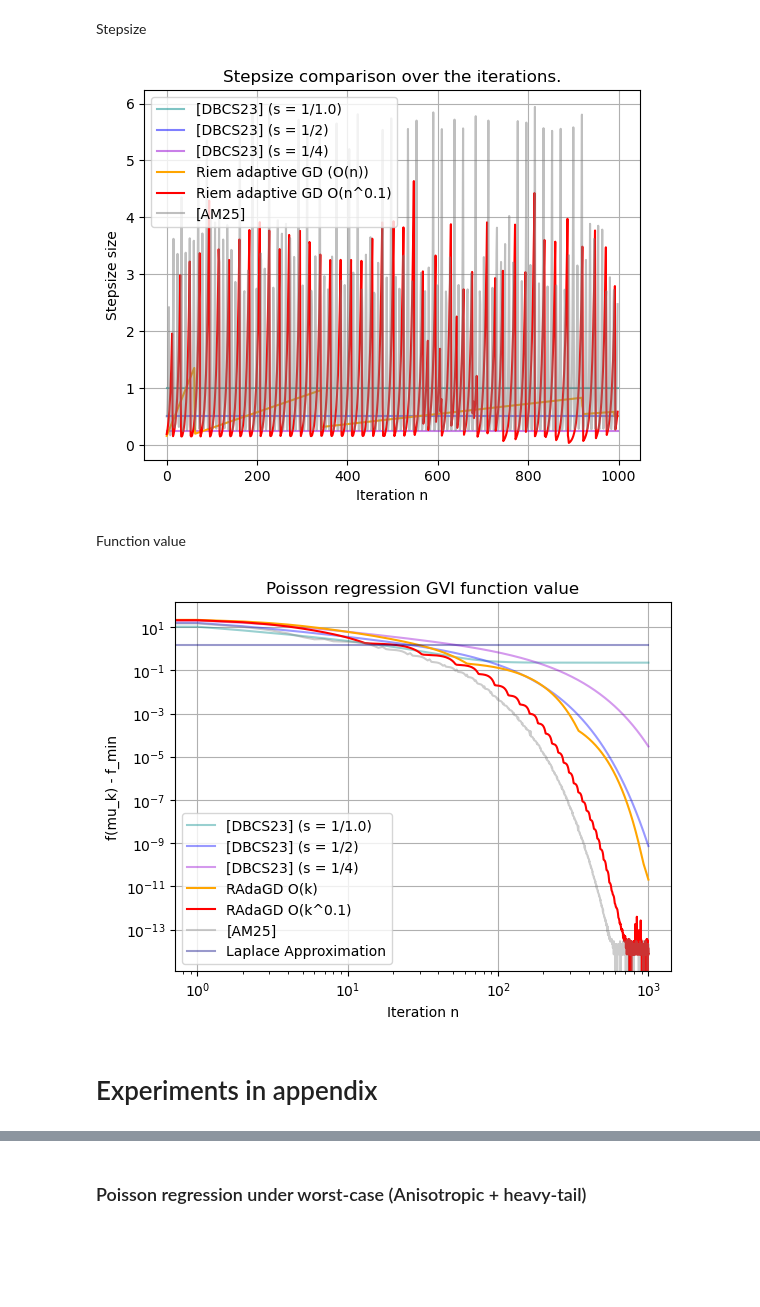
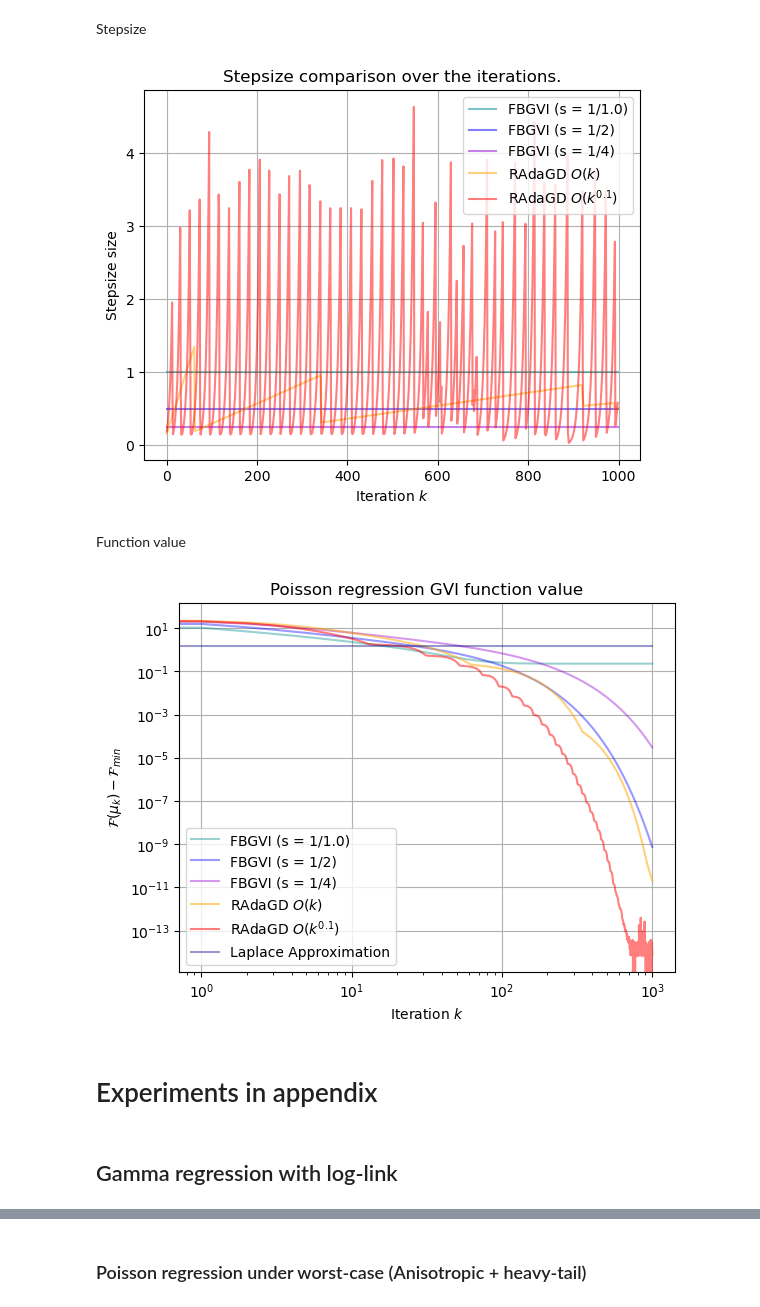
Before and after one commit to wldyddl5510/RAdaGD, a Jupyter notebook: radagd_gvi.ipynb, the cells around one changed output, grey strips where cells are left out. Cells and saved outputs as stored; diff of their text form; code cells hidden in the pictures; blank space fills up the shorter version.

```diff
--- a/radagd_gvi.ipynb
+++ b/radagd_gvi.ipynb
@@ -477,7 +478,7 @@ def wasser_gds_gaussian(dim, mu_true, Sigma_true, num_iter, step_size = 1,
 Generate synthetic data
 # %%
 np.random.seed(123)
-alpha = 1e-15
+alpha = 1e-7
 L = 1
 eps = 1e-1
 dim = 20
@@ -746,5 +778,5 @@ def make_poisson_gaussian_moments(X, Y):
 # %%
-def wasser_gds_poisson(dim, poisson_gaussian_moment_ftn, num_iter,
+def wasser_gds_glm(dim, glm_gaussian_moment_ftn, num_iter,
                        step_size = 1, adaptive = True, ours = True, A_order = 0,
                        prox = False, init_mu = None, init_Sigma = None, delta =  1e-7):
   """
@@ -769,7 +801,7 @@ def wasser_gds_poisson(dim, poisson_gaussian_moment_ftn, num_iter,
     gd_Sigma_k = init_Sigma
 
   # save the initial result: log error
-  EV, _, _ = poisson_gaussian_moment_ftn(gd_mu_k, gd_Sigma_k)
+  EV, _, _ = glm_gaussian_moment_ftn(gd_mu_k, gd_Sigma_k)
   current_gd_kl = EV + H(gd_mu_k, gd_Sigma_k)
   gd_kl_list.append(current_gd_kl)
   # FI
@@ -804,7 +836,7 @@ def wasser_gds_poisson(dim, poisson_gaussian_moment_ftn, num_iter,
   # run the gradient methods
   for curr_iter in range(2, num_iter + 1):
     # calculate gradient
-    EV, gd_nabla_1, gd_nabla_2 = poisson_gaussian_moment_ftn(gd_mu_k, gd_Sigma_k)
+    EV, gd_nabla_1, gd_nabla_2 = glm_gaussian_moment_ftn(gd_mu_k, gd_Sigma_k)
     # add smallest eigenvalue for logging
     eigenvalue_list.append((eigvalsh(gd_Sigma_k, subset_by_index=(0, 0), driver='evr', check_finite=False)[0]))
     # compute adaptive stepsize
@@ -835,7 +867,7 @@ def wasser_gds_poisson(dim, poisson_gaussian_moment_ftn, num_iter,
         f_old = EV + H(gd_mu_k, gd_Sigma_k)
         gd_mu_next, gd_Sigma_next = one_step_grad(gd_mu_k, gd_Sigma_k, gd_nabla_1, gd_nabla_2, s_t1, dim, prox = False)
         # gd_Sigma_next = enforce_spd(gd_Sigma_next)
-        EV_next, gd_nabla_1_next, gd_nabla_2_next = poisson_gaussian_moment_ftn(gd_mu_next, gd_Sigma_next)
+        EV_next, gd_nabla_1_next, gd_nabla_2_next = glm_gaussian_moment_ftn(gd_mu_next, gd_Sigma_next)
         f_new = EV_next + H(gd_mu_next, gd_Sigma_next)
 
         # compute adaptive stepsize
@@ -862,7 +894,7 @@ def wasser_gds_poisson(dim, poisson_gaussian_moment_ftn, num_iter,
         )
         # gd_Sigma_next = enforce_spd(gd_Sigma_next)
 
-        _, gd_nabla_1_next, gd_nabla_2_next = poisson_gaussian_moment_ftn(
+        _, gd_nabla_1_next, gd_nabla_2_next = glm_gaussian_moment_ftn(
             gd_mu_next, gd_Sigma_next
         )
         grad_vec_next = gd_nabla_1_next
@@ -919,7 +951,7 @@ def wasser_gds_poisson(dim, poisson_gaussian_moment_ftn, num_iter,
       stepsize_list.append(step_size)
 
     # save the initial result: log error
-    EV, _, _ = poisson_gaussian_moment_ftn(gd_mu_k, gd_Sigma_k)
+    EV, _, _ = glm_gaussian_moment_ftn(gd_mu_k, gd_Sigma_k)
     current_gd_kl = EV + H(gd_mu_k, gd_Sigma_k)
     gd_kl_list.append(current_gd_kl)
 
@@ -1078,70 +1149,70 @@ Stepsize
 # %%
 iterations = list(range((num_subiter-1)))  # Create the x-axis (iteration numbers)
 colors = ['blue', 'green', "purple", "orange", "red", "grey", "navy", "darkcyan", "darkviolet"]
-labels = [f"[DBCS23] (s = 1/{L})", "RAdaGD (O(1))",
-          "RAdaGD (O(k^{0.5}))", "RAdaGD O(k)",
-          f"RAdaGD O(k^{A_order_experi})","[AM25]", "Laplace Approximation",
-          f"[DBCS23] (s = 1/{small_L})", f"[DBCS23] (s = 1/{large_L})"] # Labels for the legend
+labels = [f"FBGVI (s = 1/{L})", "RAdaGD (O(1))",
+          "RAdaGD (O(k^{0.5}))", r"RAdaGD $O(k)$",
+          fr"RAdaGD $O(k^{{{A_order_experi}}})$","[AM25]", "Laplace Approximation",
+          f"FBGVI (s = 1/{small_L})", f"FBGVI (s = 1/{large_L})"] # Labels for the legend
 
 plt.plot(iterations, stepsize_fb_small_L, color=colors[7], label=labels[7], linestyle = '-', alpha = 0.5)
 plt.plot(iterations, stepsize_fb, color=colors[0], label=labels[0], linestyle = '-', alpha = 0.5)
 plt.plot(iterations, stepsize_fb_large_L, color=colors[8], label=labels[8], linestyle = '-', alpha = 0.5)
 #plt.plot(iterations, stepsize_a0, color=colors[1], label=labels[1],linestyle = '-', alpha = 0.4)
 # plt.plot(iterations, stepsize_a05, color=colors[2], label=labels[2],linestyle = '-', alpha = 0.4)
-plt.plot(iterations, stepsize_a1, color=colors[3], label=labels[3],linestyle = '-', alpha = 1)
-plt.plot(iterations, stepsize_a01, color=colors[4], label=labels[4],linestyle = '-', alpha = 1)
-plt.plot(iterations, stepsize_mal, color=colors[5], label=labels[5],linestyle = '-', alpha = 0.5)
+plt.plot(iterations, stepsize_a1, color=colors[3], label=labels[3],linestyle = '-', alpha = 0.5)
+plt.plot(iterations, stepsize_a01, color=colors[4], label=labels[4],linestyle = '-', alpha = 0.5)
+# plt.plot(iterations, stepsize_mal, color=colors[5], label=labels[5],linestyle = '-', alpha = 0.5)
 
 # Add labels and title
-plt.xlabel("Iteration n")
+plt.xlabel(r"Iteration $k$")
 plt.ylabel("Stepsize size")
 plt.title("Stepsize comparison over the iterations." )
 # plt.xscale('log',base=10)
 # plt.ylim(top = stepsize_a1[100])
 
 # Add a legend
 plt.legend()
 
 # Show the plot
 plt.grid(True)
 plt.show()
 # %% [output]
-[figure, old version]
+[figure, new version]
 # %% [markdown]
 Function value
 # %%
 iterations = list(range((num_subiter)))  # Create the x-axis (iteration numbers)
 colors = ['blue', 'green', "purple", "orange", "red", "grey", "navy", "darkcyan", "darkviolet"]
-labels = [f"[DBCS23] (s = 1/{L})", "RAdaGD (O(1))",
-          "RAdaGD (O(k^{0.5}))", "RAdaGD O(k)",
-          f"RAdaGD O(k^{A_order_experi})","[AM25]", "Laplace Approximation",
-          f"[DBCS23] (s = 1/{small_L})", f"[DBCS23] (s = 1/{large_L})"] # Labels for the legend
+labels = [f"FBGVI (s = 1/{L})", "RAdaGD (O(1))",
+          "RAdaGD (O(k^{0.5}))", r"RAdaGD $O(k)$",
+          fr"RAdaGD $O(k^{{{A_order_experi}}})$","[AM25]", "Laplace Approximation",
+          f"FBGVI (s = 1/{small_L})", f"FBGVI (s = 1/{large_L})"] # Labels for the legend
 
 min_value_fb_small_L = np.min(fb_kl_list_small_L)
 min_value_fb_large_L = np.min(fb_kl_list_large_L)
 min_value_fb = np.min(fb_kl_list)
 min_value_a01 = np.min(adap_gd_kl_list_a01)
-min_value_mal = np.min(adap_gd_kl_list_mal)
-min_value = min(min_value_fb, min_value_a01, min_value_mal, min_value_fb_small_L, min_value_fb_large_L)
+# min_value_mal = np.min(adap_gd_kl_list_mal)
+min_value = min(min_value_fb, min_value_a01, min_value_fb_small_L, min_value_fb_large_L)
 
 plt.plot(iterations, fb_kl_list_small_L - min_value, color=colors[7], label=labels[7], linestyle = '-', alpha = 0.4)
 plt.plot(iterations, fb_kl_list - min_value, color=colors[0], label=labels[0], linestyle = '-', alpha = 0.4)
 plt.plot(iterations, fb_kl_list_large_L - min_value, color=colors[8], label=labels[8], linestyle = '-', alpha = 0.4)
-plt.plot(iterations, adap_gd_kl_list_a1 - min_value, color=colors[3], label=labels[3],linestyle = '-', alpha = 1)
-plt.plot(iterations, adap_gd_kl_list_a01 - min_value, color=colors[4], label=labels[4],linestyle = '-', alpha = 1)
-plt.plot(iterations, adap_gd_kl_list_mal - min_value, color=colors[5], label=labels[5],linestyle = '-', alpha = 0.4)
+plt.plot(iterations, adap_gd_kl_list_a1 - min_value, color=colors[3], label=labels[3],linestyle = '-', alpha = 0.5)
+plt.plot(iterations, adap_gd_kl_list_a01 - min_value, color=colors[4], label=labels[4],linestyle = '-', alpha = 0.5)
+# plt.plot(iterations, adap_gd_kl_list_mal - min_value, color=colors[5], label=labels[5],linestyle = '-', alpha = 0.4)
 plt.plot(iterations, laplace_kl_list - min_value, color=colors[6], label=labels[6],linestyle = '-', alpha = 0.4)
 
 # plt.plot(iterations, fb_kl_list_small_L, color=colors[7], label=labels[7], linestyle = '-', alpha = 0.4)
 # plt.plot(iterations, fb_kl_list, color=colors[0], label=labels[0], linestyle = '-', alpha = 0.4)
 # plt.plot(iterations, fb_kl_list_large_L, color=colors[8], label=labels[8], linestyle = '-', alpha = 0.4)
 # plt.plot(iterations, adap_gd_kl_list_a01, color=colors[4], label=labels[4],linestyle = '-', alpha = 0.4)
-# plt.plot(iterations, adap_gd_kl_list_mal, color=colors[5], label=labels[5],linestyle = '-', alpha = 0.4)
+# # plt.plot(iterations, adap_gd_kl_list_mal, color=colors[5], label=labels[5],linestyle = '-', alpha = 0.4)
 # plt.plot(iterations, laplace_kl_list, color=colors[6], label=labels[6],linestyle = '-', alpha = 0.4)
 
 # Add labels and title
-plt.xlabel("Iteration n")
-plt.ylabel("f(mu_k) - f_min")
+plt.xlabel(r"Iteration $k$")
+plt.ylabel(r"$\mathcal{F}(\mu_k) - \mathcal{F}_{{min}}$")
 plt.title("Poisson regression GVI function value" )
 plt.xscale('log',base=10)
 plt.yscale('log', base = 10)
@@ -1154,6 +1225,8 @@ plt.legend()
 plt.grid(True)
 plt.show()
 # %% [output]
-[figure, old version]
+[figure, new version]
 # %% [markdown]
 # Experiments in appendix
+# %% [markdown]
+## Gamma regression with log-link
```
Also changed, not shown: parts of 28 cells of this notebook, 2 other files.
